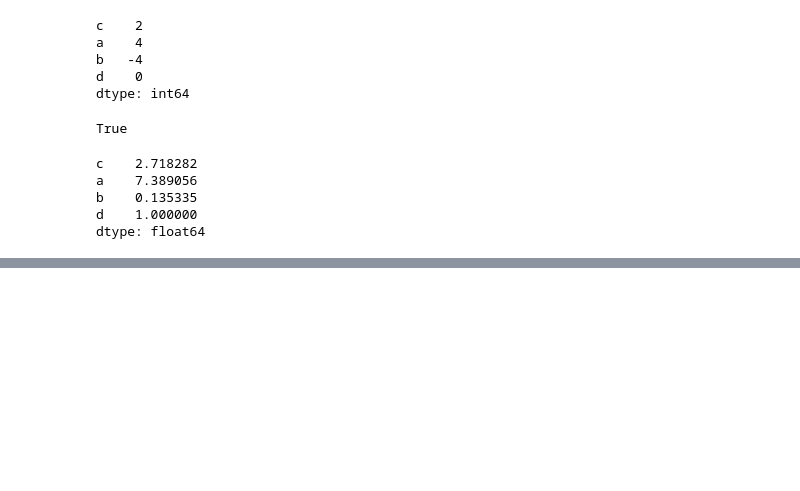
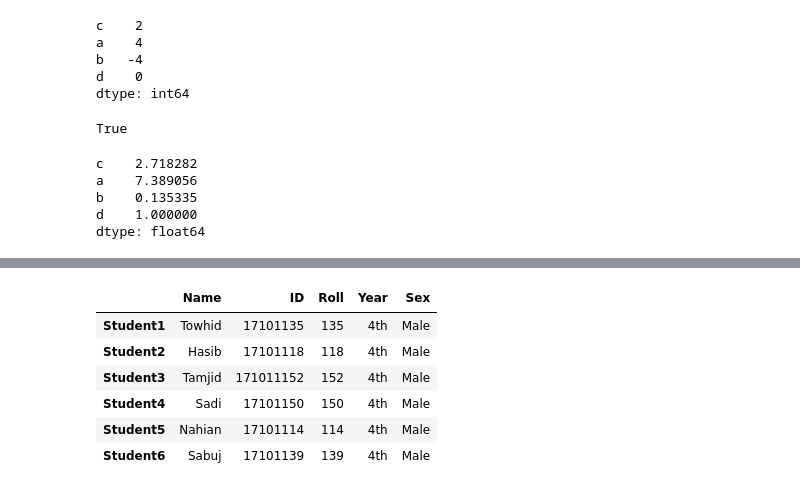
Before and after one commit to towhid135/notebook-Numpy-Pandas-Seaborn-Scikit_learn-, a Jupyter notebook: Pandas/Pandas_tutorial.ipynb, the cells around one changed output, grey strips where cells are left out. Cells and saved outputs as stored; diff of their text form; code cells hidden in the pictures; blank space fills up the shorter version.

```diff
--- a/Pandas/Pandas_tutorial.ipynb
+++ b/Pandas/Pandas_tutorial.ipynb
@@ -94,0 +159,16 @@ dtype: float64
+# %%
+df = pd.DataFrame( [ ['Towhid',17101135,135,'4th','Male'], ['Hasib',17101118,118,'4th','Male'],
+                     ['Tamjid',171011152,152,'4th','Male'], ['Sadi',17101150,150,'4th','Male'],
+                     ['Nahian',17101114,114,'4th','Male'],['Sabuj',17101139,139,'4th','Male']
+                      ])
+df.columns = ['Name','ID','Roll','Year','Sex']
+df.index = ['Student1','Student2','Student3','Student4','Student5','Student6']
+df
+# %% [output]
+|  | Name | ID | Roll | Year | Sex |
+| Student1 | Towhid | 17101135 | 135 | 4th | Male |
+| Student2 | Hasib | 17101118 | 118 | 4th | Male |
+| Student3 | Tamjid | 171011152 | 152 | 4th | Male |
+| Student4 | Sadi | 17101150 | 150 | 4th | Male |
+| Student5 | Nahian | 17101114 | 114 | 4th | Male |
+| Student6 | Sabuj | 17101139 | 139 | 4th | Male |
```
Also changed, not shown: parts of 36 cells of this notebook.
